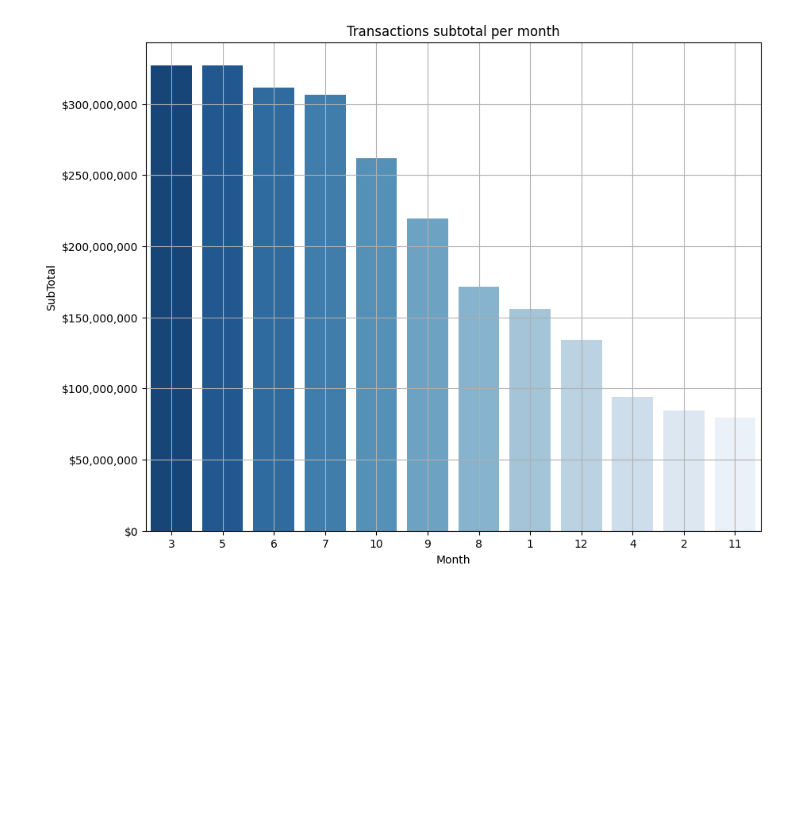
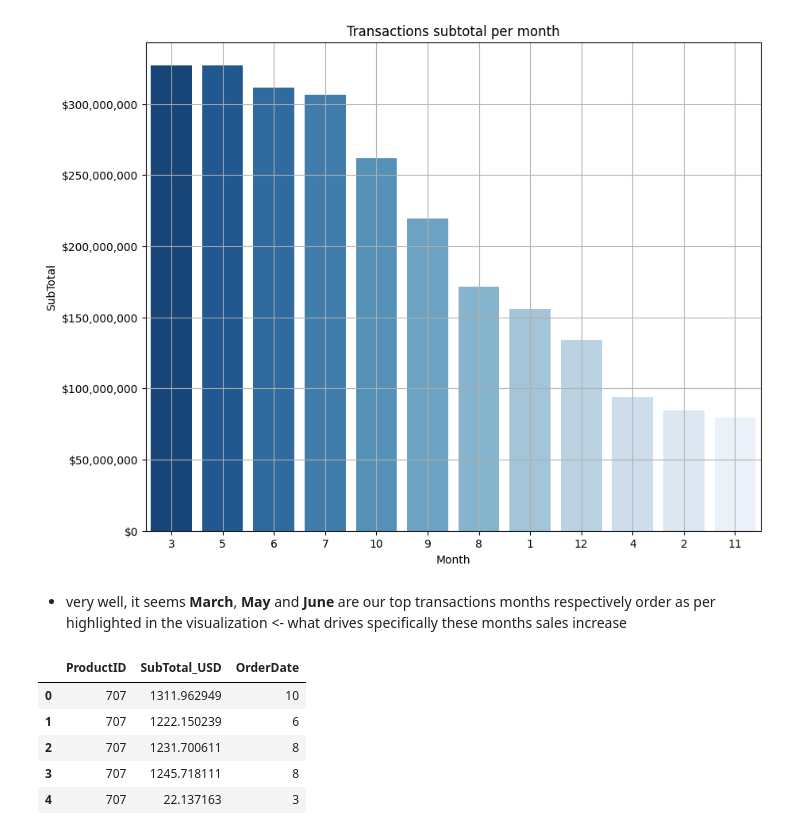
Before and after one commit to AtlasMarbx/AdventureWorks-Data-Migration-and-insight-extraction, a Jupyter notebook: EDA_process.ipynb, the cells around one changed output. Drawn from its saved outputs; the diff is of its cells as text; code cells hidden in the pictures; blank space fills up the shorter version.

```diff
--- a/EDA_process.ipynb
+++ b/EDA_process.ipynb
@@ -1354,4 +1355,23 @@ plt.grid(True)
 plt.show()
 # %% [output]
 [figure]
+# %% [markdown]
+- very well, it seems **March**, **May** and **June** are our top transactions months respectively order as per highlighted in the visualization <- what drives specifically these months sales increase
+# %%
+monthly_product_share = summary_table[['ProductID', 'SubTotal_USD', 'OrderDate']]
+
+top_10_products = ['712', '715', '711', '708', '707', '714', '716', '859', '738', '793']
+
+product_monthly_share = monthly_product_share[
+    monthly_product_share['ProductID'].isin(top_10_products)
+]
+
+product_monthly_share.head(5)
+# %% [output]
+|  | ProductID | SubTotal_USD | OrderDate |
+| 0 | 707 | 1311.962949 | 10 |
+| 1 | 707 | 1222.150239 | 6 |
+| 2 | 707 | 1231.700611 | 8 |
+| 3 | 707 | 1245.718111 | 8 |
+| 4 | 707 | 22.137163 | 3 |
 # %%
```
Also changed, not shown: parts of 7 cells of this notebook.
